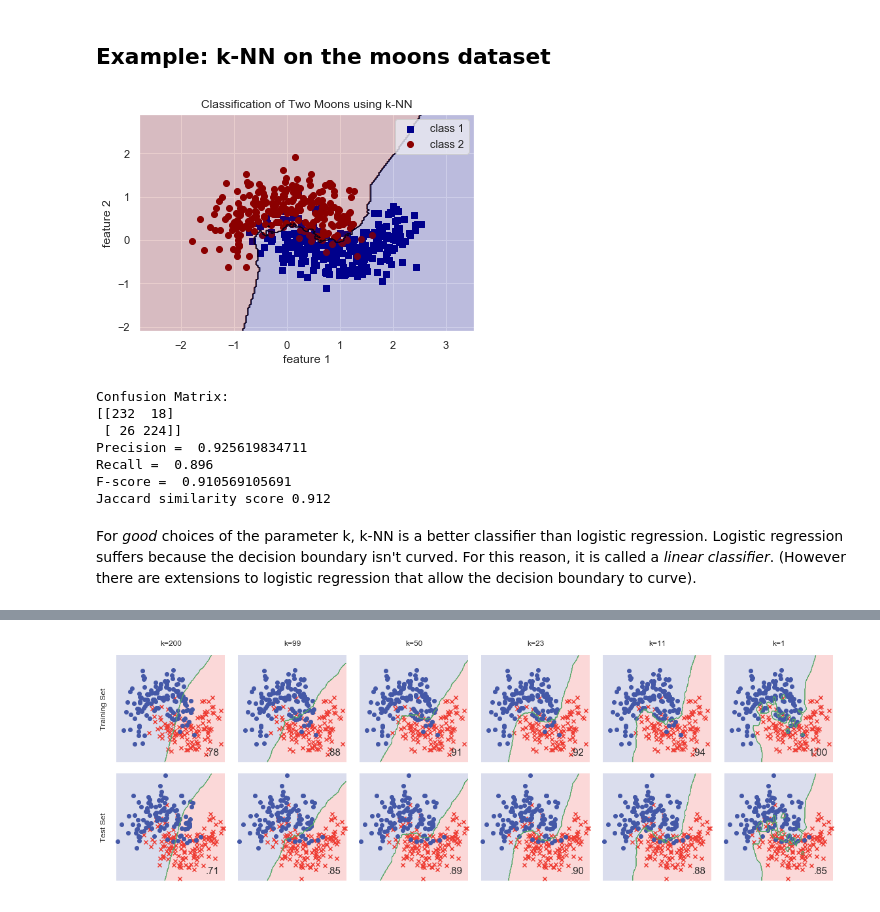
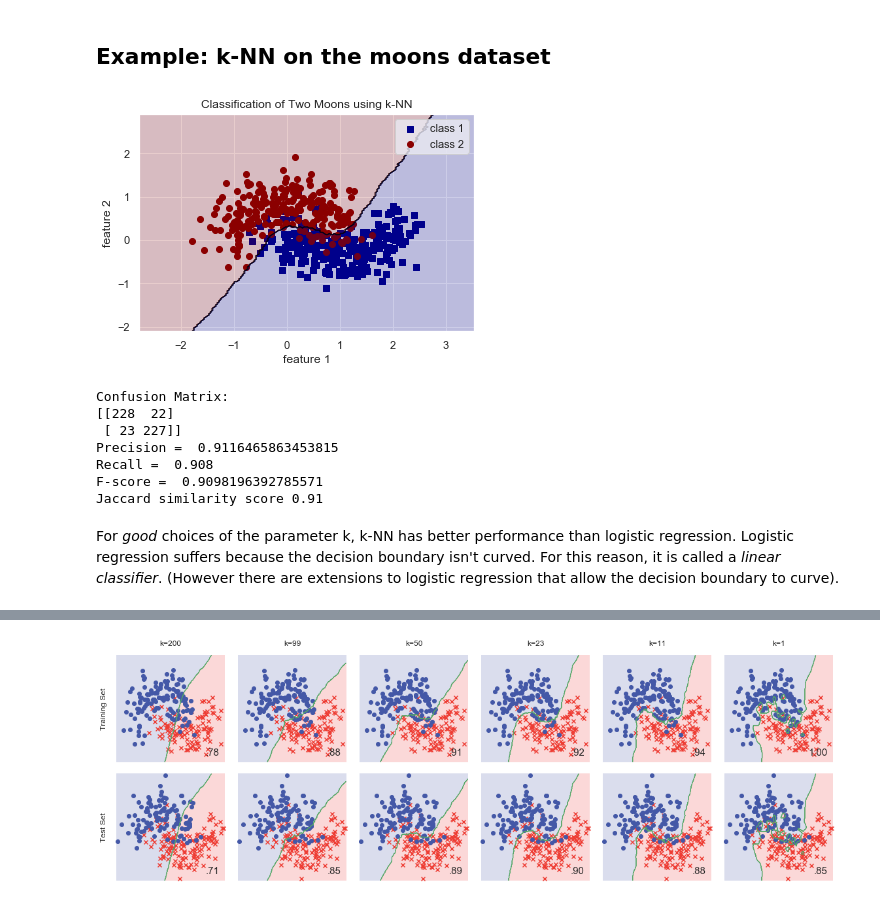
Before and after one commit to datascience-course/2019-datascience-lectures, a Jupyter notebook: 13-Classification1/13b-Classification1.ipynb, the cells around one changed output, grey strips where cells are left out. Cells and saved outputs as stored; diff of their text form; code cells hidden in the pictures.

```diff
--- a/13-Classification1/13b-Classification1.ipynb
+++ b/13-Classification1/13b-Classification1.ipynb
@@ -246,31 +246,31 @@ To the moons!
 # moons
 X,y = make_moons(n_samples=500,random_state=1,noise=0.3)
 # %%
-model = KNeighborsClassifier(n_neighbors = 10)
+model = KNeighborsClassifier(n_neighbors = 100)
 model.fit(X, y)
 
 # Plot the data, color by class
 plt.scatter(X[y == 1, 0], X[y == 1, 1], color="darkblue", marker="s",label="class 1")
 plt.scatter(X[y == 0, 0], X[y == 0, 1], color="darkred", marker="o",label="class 2")
 plt.legend(scatterpoints=1)
 
 # Plot the predictions made by Logistic Regression
 x_min, x_max = X[:,0].min() - 1, X[:, 0].max() + 1
 y_min, y_max = X[:, 1].min() - 1, X[:, 1].max() + 1
 xx, yy = np.meshgrid(np.linspace(x_min, x_max, 200),np.linspace(y_min, y_max, 200))
 zz = model.predict(np.c_[xx.ravel(), yy.ravel()]).reshape(xx.shape)
 plt.contourf(xx, yy, zz, cmap=ListedColormap(['DarkRed', 'DarkBlue']), alpha=.2)
 plt.contour(xx, yy, zz, colors="black", alpha=1, linewidths=0.2)
 
 plt.xlim(x_min, x_max)
 plt.ylim(y_min, y_max)
 plt.xlabel('feature 1')
 plt.ylabel('feature 2')
 plt.title('Classification of Two Moons using k-NN')
 
 plt.show()
 # %% [output]
-[figure, old version]
+[figure, new version]
 # %%
 print('Confusion Matrix:')
 y_pred = model.predict(X)
@@ -283,14 +283,14 @@ print('F-score = ', metrics.f1_score(y_true = y, y_pred = y_pred))
 print('Jaccard similarity score', metrics.jaccard_similarity_score(y_true = y, y_pred = y_pred))
 # %% [output]
 Confusion Matrix:
-[[232  18]
- [ 26 224]]
-Precision =  0.925619834711
-Recall =  0.896
-F-score =  0.910569105691
-Jaccard similarity score 0.912
+[[228  22]
+ [ 23 227]]
+Precision =  0.9116465863453815
+Recall =  0.908
+F-score =  0.9098196392785571
+Jaccard similarity score 0.91
 # %% [markdown]
-For *good* choices of the parameter k, k-NN is a better classifier than logistic regression. Logistic regression suffers because the decision boundary isn't curved. For this reason, it is called a *linear classifier*.  (However there are extensions to logistic regression that allow the decision boundary to curve).
+For *good* choices of the parameter k, k-NN has better performance than logistic regression. Logistic regression suffers because the decision boundary isn't curved. For this reason, it is called a *linear classifier*.  (However there are extensions to logistic regression that allow the decision boundary to curve).
 # %% [markdown]
 ## Model generalizability and cross-validation
 
```
Also changed, not shown: parts of 5 cells of this notebook, 1 other file.
